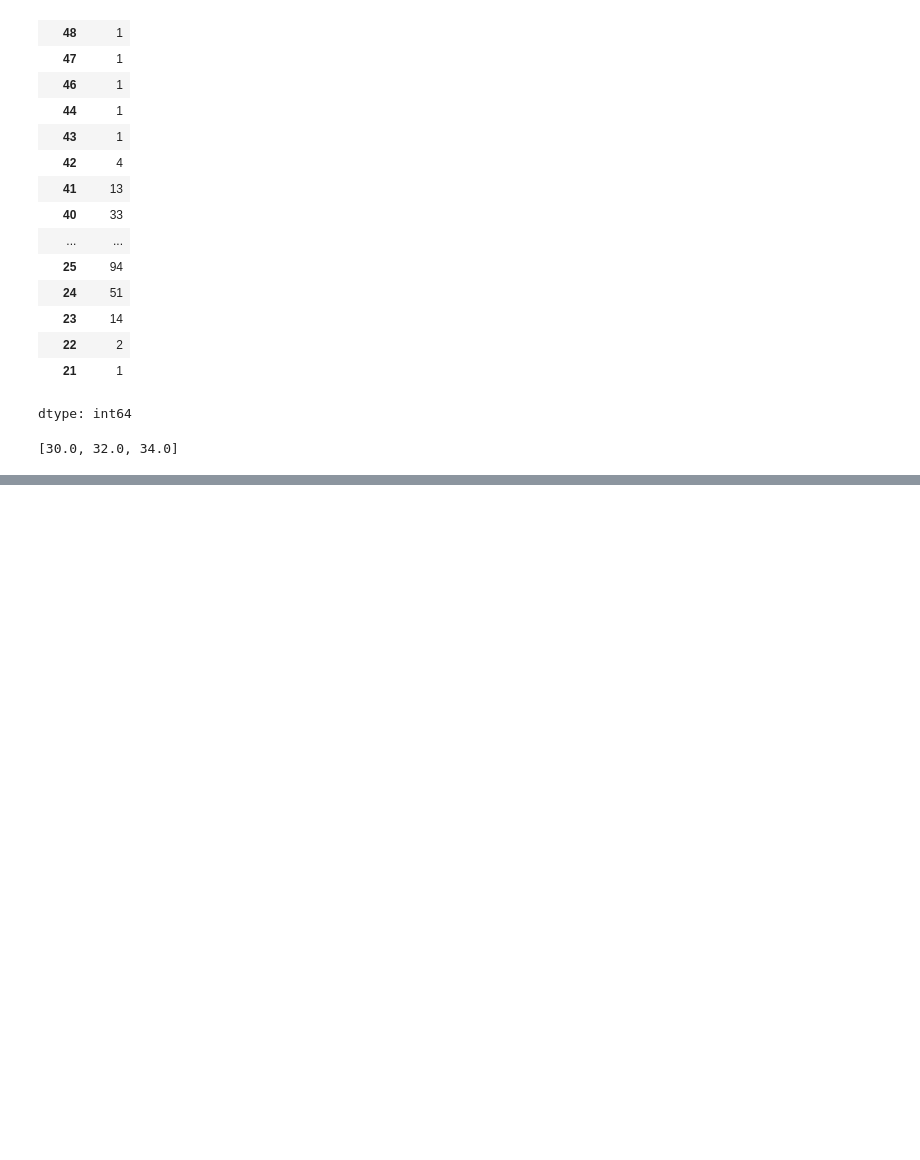
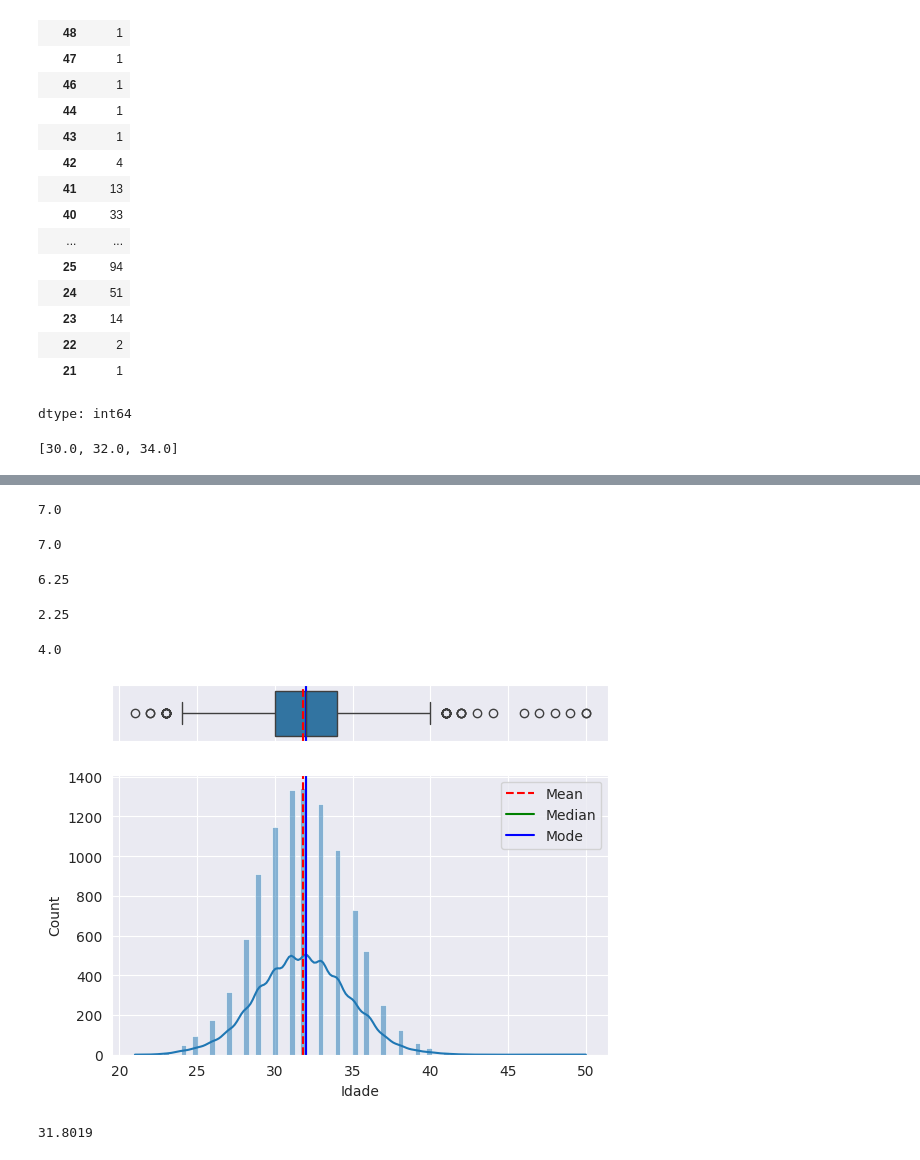
Before and after one commit to David-Castanheira/aula-analise-exploratoria-dados, a Jupyter notebook: aula_analise_exploratoria_dados.ipynb, the cells around one changed output, grey strips where cells are left out. Saved outputs shown, nothing was run; the diff lists cells and outputs as text; code cells hidden in the pictures; blank space fills up the shorter version.

```diff
--- a/aula_analise_exploratoria_dados.ipynb
+++ b/aula_analise_exploratoria_dados.ipynb
@@ -815,0 +993,57 @@ quartil(dados['Idade'])
+# %%
+np.array([5, 6, 6, 7, 7, 7, 7, 8, 8, 9]).mean()
+# %% [output]
+7.0
+# %%
+np.percentile([np.array([5, 6, 6, 7, 7, 7, 7, 8, 8, 9])], 50)
+# %% [output]
+7.0
+# %%
+np.percentile([np.array([5, 6, 6, 7, 7, 7, 7, 8, 8, 9])], 25)
+# %% [output]
+6.25
+# %%
+(np.percentile([np.array([5, 6, 6, 7, 7, 7, 7, 8, 8, 9])], 75) - np.percentile([np.array([5, 6, 6, 7, 7, 7, 7, 8, 8, 9])], 25)) * 1.5
+# %% [output]
+2.25
+# %%
+6.25 - 2.25
+# %% [output]
+4.0
+# %%
+# Ilustração das medidas média, moda, mediana para dados simétricos
+# Adaptado de https://stackoverflow.com/questions/51417483/mean-median-mode-lines-showing-only-in-last-graph-in-seaborn/51417635
+
+from matplotlib import pyplot as plt
+import pandas as pd
+import seaborn as sns
+
+f, (ax_box, ax_hist) = plt.subplots(2, sharex=True, gridspec_kw={"height_ratios": (0.2, 1)})
+
+# Definindo variáveis das medidas no eixo x
+mean = dados['Idade'].mean()
+median = dados['Idade'].median()
+mode = dados['Idade'].mode().values[0]
+
+# Definindo as linhas e cores de cada medida e criação do boxsplot
+sns.boxplot(data=dados, x="Idade", ax=ax_box)
+ax_box.axvline(mean, color='r', linestyle='--')
+ax_box.axvline(median, color='g', linestyle='-')
+ax_box.axvline(mode, color='b', linestyle='-')
+
+# Criando o histograma
+sns.histplot(data=dados, x="Idade", ax=ax_hist, kde=True)
+ax_hist.axvline(mean, color='r', linestyle='--', label="Mean")
+ax_hist.axvline(median, color='g', linestyle='-', label="Median")
+ax_hist.axvline(mode, color='b', linestyle='-', label="Mode")
+
+plt.legend()
+ax_box.set(xlabel='')
+plt.show()
+# %% [output]
+[figure, added]
+# %%
+# Exibe a média
+mean
+# %% [output]
+31.8019
```
Also changed, not shown: parts of 16 cells of this notebook.
